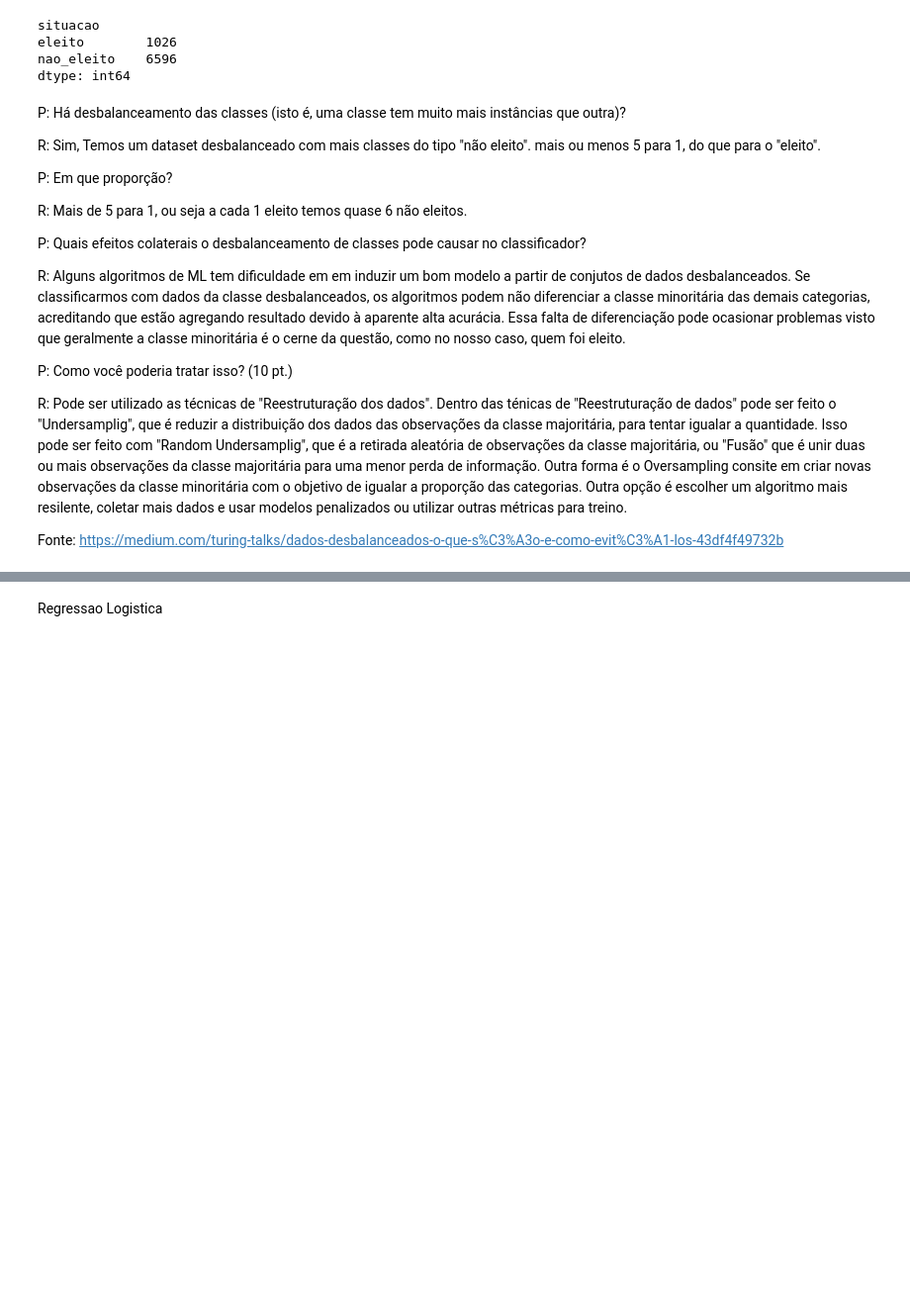
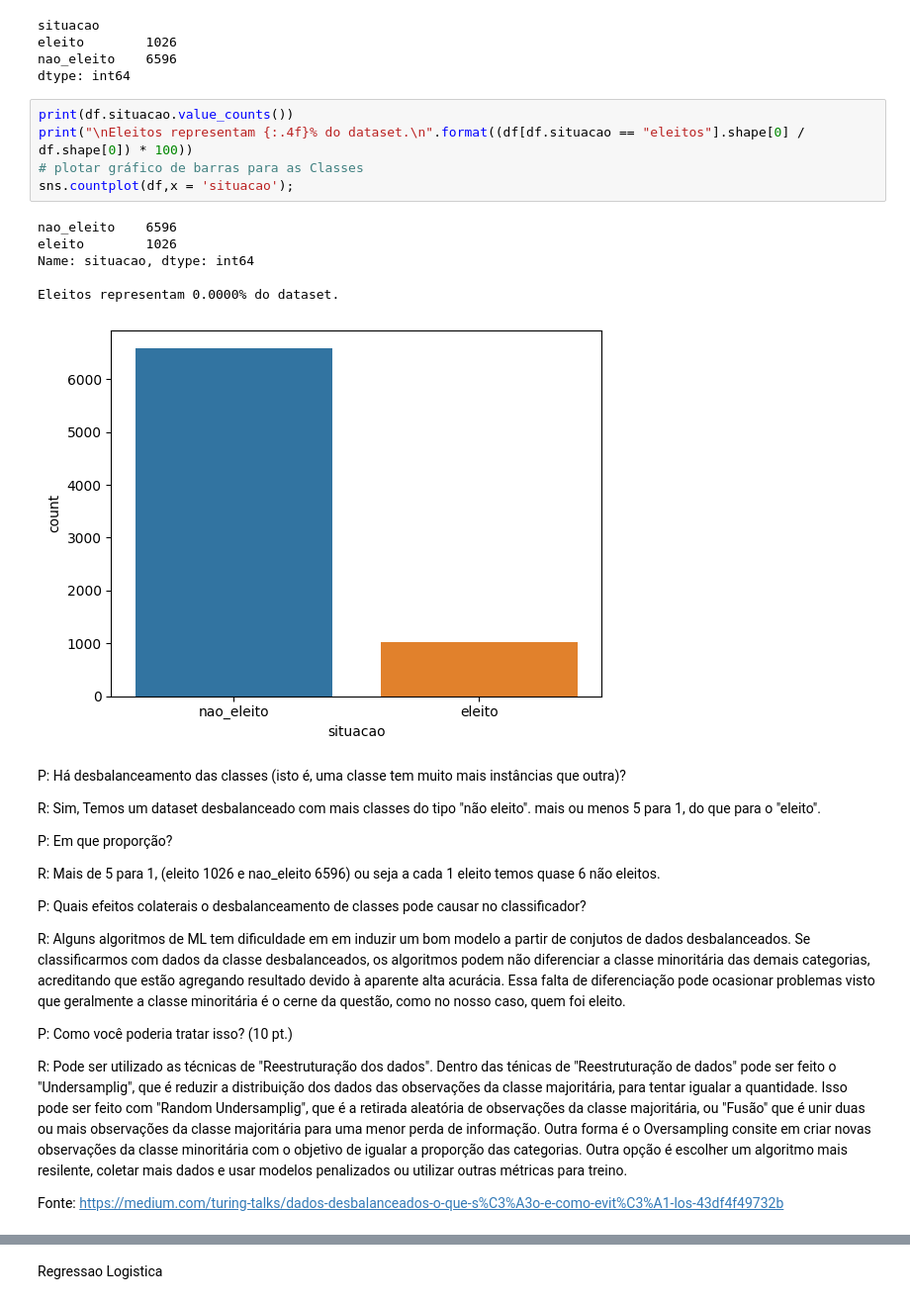
Before and after one commit to giseldo/previsao_eleicao_deputados, a Jupyter notebook: principal.ipynb, the cells around one changed output, grey strips where cells are left out. Shown at 99% size. Drawn from its saved outputs; the diff is of its cells as text; blank space fills up the shorter version.

```diff
--- a/principal.ipynb
+++ b/principal.ipynb
@@ -37,6 +43,18 @@ situacao
 eleito        1026
 nao_eleito    6596
 dtype: int64
+# %%
+print(df.situacao.value_counts())
+print("\nEleitos representam {:.4f}% do dataset.\n".format((df[df.situacao == "eleitos"].shape[0] / df.shape[0]) * 100))
+# plotar gráfico de barras para as Classes
+sns.countplot(df,x = 'situacao');
+# %% [output]
+nao_eleito    6596
+eleito        1026
+Name: situacao, dtype: int64
+
+Eleitos representam 0.0000% do dataset.
+[figure, added]
 # %% [markdown]
 P: Há desbalanceamento das classes (isto é, uma classe tem muito mais instâncias que outra)?
 
@@ -44,7 +62,7 @@ R: Sim, Temos um dataset desbalanceado com mais classes do tipo "não eleito". m
 
 P: Em que proporção?
 
-R: Mais de 5 para 1, ou seja a cada 1 eleito temos quase 6 não eleitos.
+R: Mais de 5 para 1, (eleito 1026 e nao_eleito 6596) ou seja a cada 1 eleito temos quase 6 não eleitos.
 
 P: Quais efeitos colaterais o desbalanceamento de classes pode causar no classificador?
 
```
Also changed, not shown: parts of 26 cells of this notebook, 1 other file.
